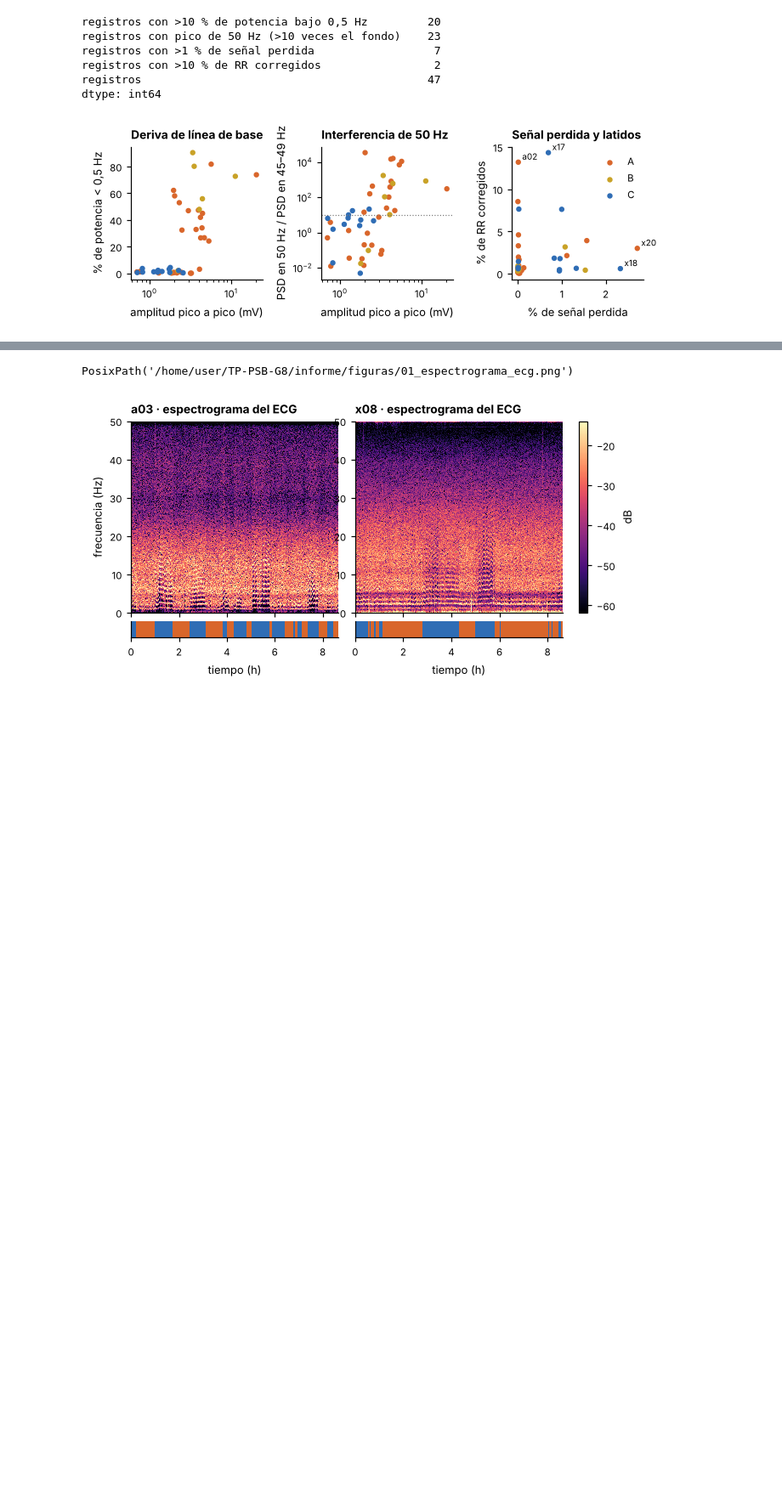
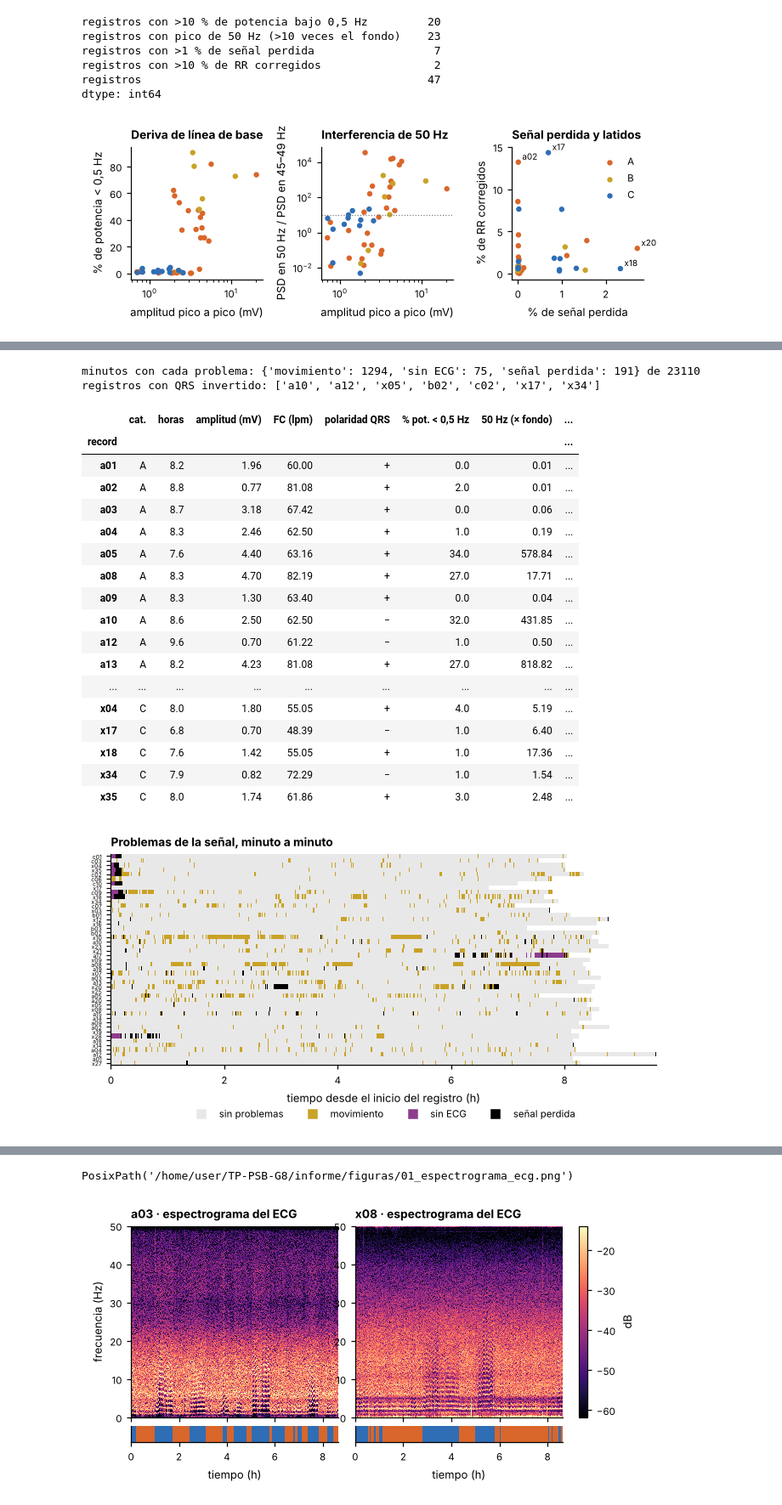
Before and after one commit to afrateitba/PSIB2026Q2-TPS-Grupo08-Frate-Tenca-Weizman, a Jupyter notebook: notebooks/01_base_y_exploracion.ipynb, the cells around one changed output, grey strips where cells are left out. Shown at 85% size. Saved outputs shown, nothing was run; the diff lists cells and outputs as text; code cells hidden in the pictures; blank space fills up the shorter version.

```diff
--- a/notebooks/01_base_y_exploracion.ipynb
+++ b/notebooks/01_base_y_exploracion.ipynb
@@ -265,0 +338,76 @@ El espectrograma muestra cómo cambia el espectro a lo largo de la noche. Se cal
+# %%
+from scipy.signal import butter, sosfiltfilt
+
+def minutos_problema(rec):
+    ecg, fs = load_ecg(rec)
+    d = load_ecg_digital(rec); h = load_header(rec)
+    spm = int(60 * fs); n = min(len(etiq[rec]), len(ecg) // spm)
+    perdida = (flat_mask(d, fs) | saturated_mask(d - h["cero"], h["bits"]))[:n * spm].reshape(n, spm).any(1)
+    qb = sosfiltfilt(butter(2, [5, 15], "band", fs=fs, output="sos"), ecg)[:n * spm].reshape(n, spm)
+    eq = (qb ** 2).mean(1)
+    lento = sosfiltfilt(butter(2, 0.5, "low", fs=fs, output="sos"), ecg)[:n * spm].reshape(n, spm).var(1)
+    clase = np.zeros(n)
+    clase[lento > 10 * np.median(lento)] = 1           # movimiento
+    clase[eq < 0.1 * np.median(eq)] = 2                 # sin ECG
+    clase[perdida] = 3                                  # señal perdida
+    return rec, clase
+
+with ProcessPoolExecutor(4) as ex:
+    prob = dict(ex.map(minutos_problema, DEV))
+mapa_p = np.full((len(DEV), largo), np.nan)
+for i, rec in enumerate(orden_rec):
+    mapa_p[i, :len(prob[rec])] = prob[rec]
+fig, ax = plt.subplots(figsize=(ANCHO, 3.4))
+cm = plt.matplotlib.colors.ListedColormap(["#E8E8E8", "#C9A227", "#8E3B8E", "black"])
+ax.imshow(mapa_p, aspect="auto", interpolation="nearest", cmap=cm, vmin=-0.5, vmax=3.5,
+          extent=[0, largo / 60, len(DEV), 0])
+ax.set_yticks(np.arange(len(DEV)) + 0.5); ax.set_yticklabels(orden_rec, fontsize=4.5)
+ax.set(xlabel="tiempo desde el inicio del registro (h)", title="Problemas de la señal, minuto a minuto")
+for c, nombre in zip(cm.colors, ["sin problemas", "movimiento", "sin ECG", "señal perdida"]):
+    ax.plot([], [], "s", color=c, label=nombre)
+ax.legend(loc="upper center", bbox_to_anchor=(0.5, -0.16), ncol=4)
+fig.tight_layout()
+save(fig, "01_problemas_noche")
+
+# Tabla por registro
+for rec in DEV:
+    ecg, fs = load_ecg(rec)
+    calidad.loc[calidad.record == rec, "polaridad QRS"] = "+" if qrs_reference(ecg, load_qrs(rec), fs)[1] > 0 else "−"
+    calidad.loc[calidad.record == rec, "horas"] = round(len(ecg) / fs / 3600, 1)
+for nombre, k in (("min_movimiento", 1), ("min_sin_ECG", 2), ("min_perdidos", 3)):
+    calidad[nombre] = calidad.record.map(lambda r: int((prob[r] == k).sum()))
+tabla_rec = (calidad.set_index("record")
+             [["category", "horas", "amplitud_mV", "fc_lpm", "polaridad QRS", "pot_bajo_0.5Hz", "pico_50Hz",
+               "senal_perdida_pct", "rr_corregidos_pct", "min_movimiento", "min_sin_ECG", "min_perdidos"]]
+             .assign(**{"pot_bajo_0.5Hz": lambda t: (100 * t["pot_bajo_0.5Hz"]).round(0)})
+             .rename(columns={"category": "cat.", "amplitud_mV": "amplitud (mV)", "fc_lpm": "FC (lpm)",
+                              "pot_bajo_0.5Hz": "% pot. < 0,5 Hz", "pico_50Hz": "50 Hz (× fondo)",
+                              "senal_perdida_pct": "% señal perdida", "rr_corregidos_pct": "% RR corr. (base)"})
+             .sort_values(["cat.", "record"]))
+print("minutos con cada problema:", {n: int(sum((v == k).sum() for v in prob.values()))
+                                     for n, k in (("movimiento", 1), ("sin ECG", 2), ("señal perdida", 3))},
+      "de", int(sum(len(v) for v in prob.values())))
+print("registros con QRS invertido:", list(tabla_rec.index[tabla_rec["polaridad QRS"] == "−"]))
+tabla_rec.round(2)
+# %% [output]
+minutos con cada problema: {'movimiento': 1294, 'sin ECG': 75, 'señal perdida': 191} de 23110
+registros con QRS invertido: ['a10', 'a12', 'x05', 'b02', 'c02', 'x17', 'x34']
+|  | cat. | horas | amplitud (mV) | FC (lpm) | polaridad QRS | % pot. < 0,5 Hz | 50 Hz (× fondo) | ... |
+| record |  |  |  |  |  |  |  | ... |
+| a01 | A | 8.2 | 1.96 | 60.00 | + | 0.0 | 0.01 | ... |
+| a02 | A | 8.8 | 0.77 | 81.08 | + | 2.0 | 0.01 | ... |
+| a03 | A | 8.7 | 3.18 | 67.42 | + | 0.0 | 0.06 | ... |
+| a04 | A | 8.3 | 2.46 | 62.50 | + | 1.0 | 0.19 | ... |
+| a05 | A | 7.6 | 4.40 | 63.16 | + | 34.0 | 578.84 | ... |
+| a08 | A | 8.3 | 4.70 | 82.19 | + | 27.0 | 17.71 | ... |
+| a09 | A | 8.3 | 1.30 | 63.40 | + | 0.0 | 0.04 | ... |
+| a10 | A | 8.6 | 2.50 | 62.50 | − | 32.0 | 431.85 | ... |
+| a12 | A | 9.6 | 0.70 | 61.22 | − | 1.0 | 0.50 | ... |
+| a13 | A | 8.2 | 4.23 | 81.08 | + | 27.0 | 818.82 | ... |
+| ... | ... | ... | ... | ... | ... | ... | ... | ... |
+| x04 | C | 8.0 | 1.80 | 55.05 | + | 4.0 | 5.19 | ... |
+| x17 | C | 6.8 | 0.70 | 48.39 | − | 1.0 | 6.40 | ... |
+| x18 | C | 7.6 | 1.42 | 55.05 | + | 1.0 | 17.36 | ... |
+| x34 | C | 7.9 | 0.82 | 72.29 | − | 1.0 | 1.54 | ... |
+| x35 | C | 8.0 | 1.74 | 61.86 | + | 3.0 | 2.48 | ... |
+[figure, added]
```
Also changed, not shown: parts of 12 cells of this notebook, 4 other files.
